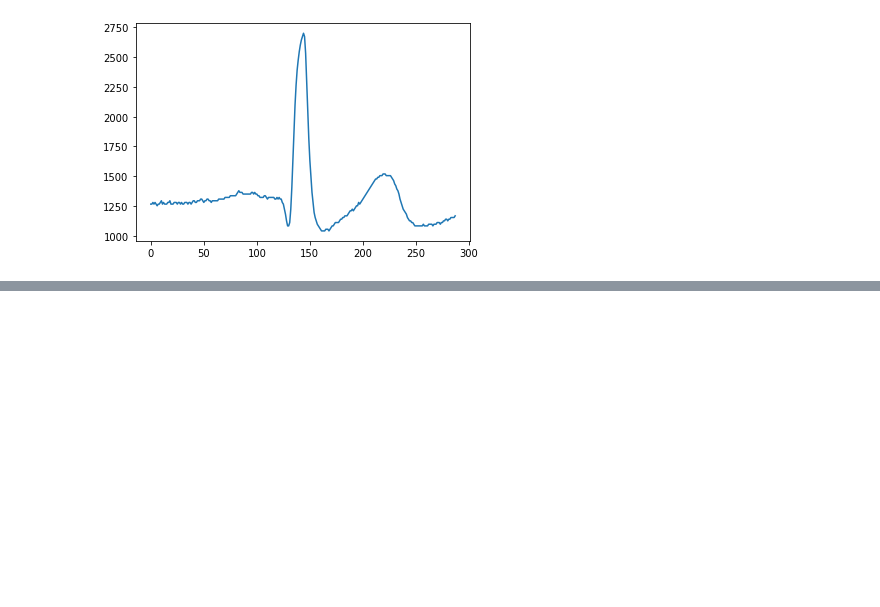
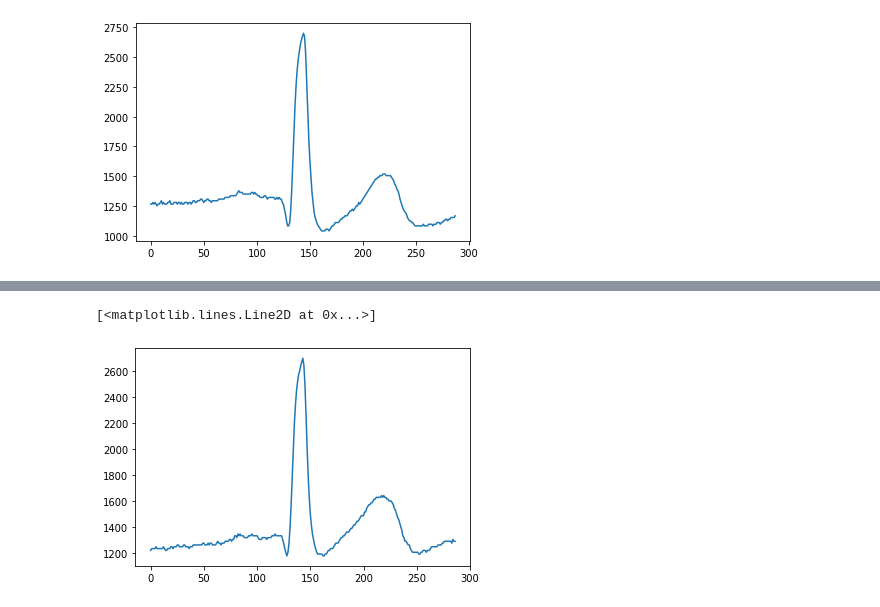
Before and after one commit to sbscsue/ecg_data_wfdb, a Jupyter notebook: use/lab_data/lab_open.ipynb, the cells around one changed output, grey strips where cells are left out. Cells and saved outputs as stored; diff of their text form; code cells hidden in the pictures; blank space fills up the shorter version.

```diff
--- a/use/lab_data/lab_open.ipynb
+++ b/use/lab_data/lab_open.ipynb
@@ -186,0 +176,5 @@ output_segment(output_path+"\\no_p")
+# %%
+plt.plot(pd.read_csv(output_path+"\\no_p"+"\\51.csv"))
+# %% [output]
+[<matplotlib.lines.Line2D at 0x...>]
+[figure, added]
```
Also changed, not shown: parts of 6 cells of this notebook, 8 other files.
